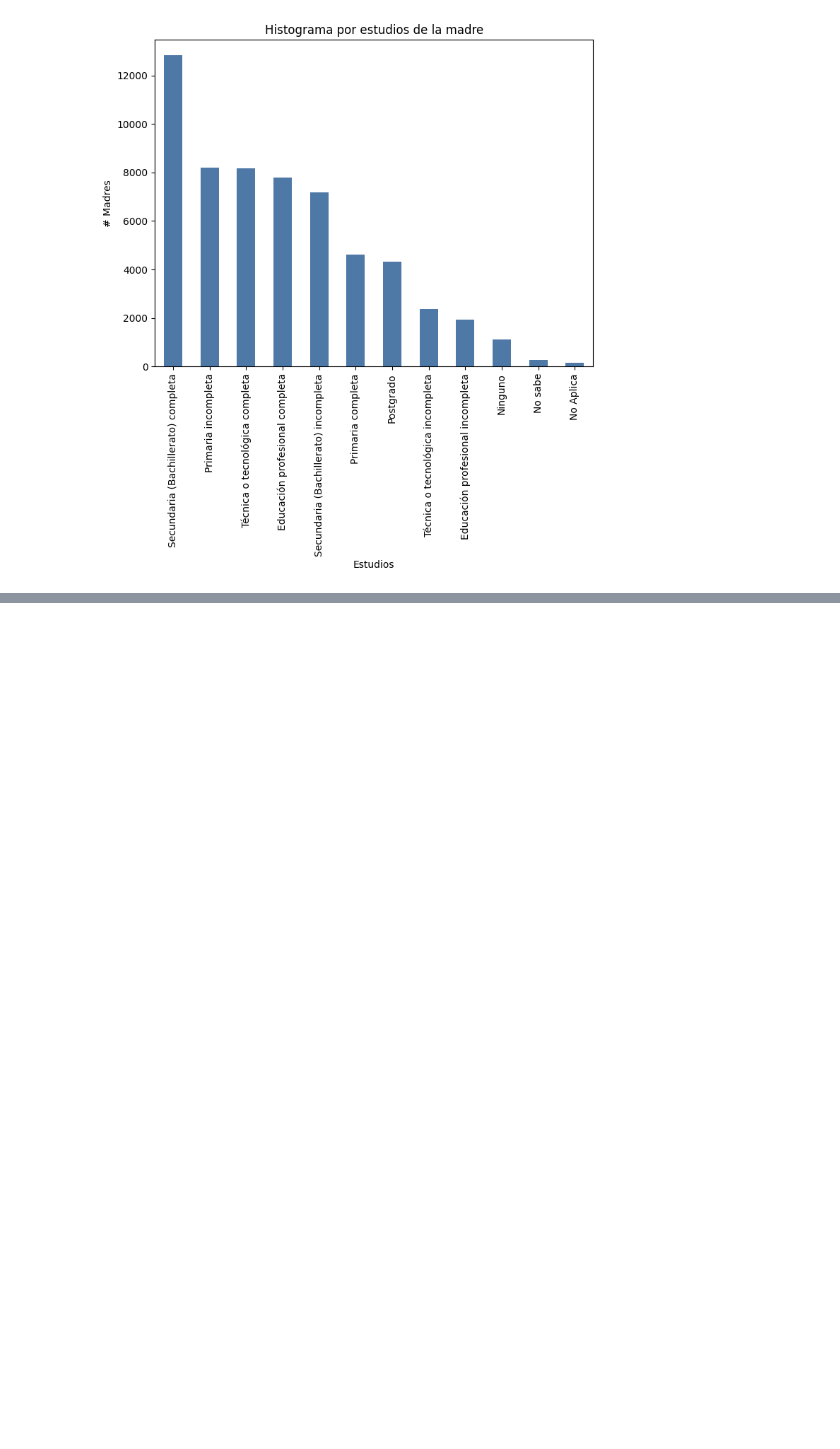
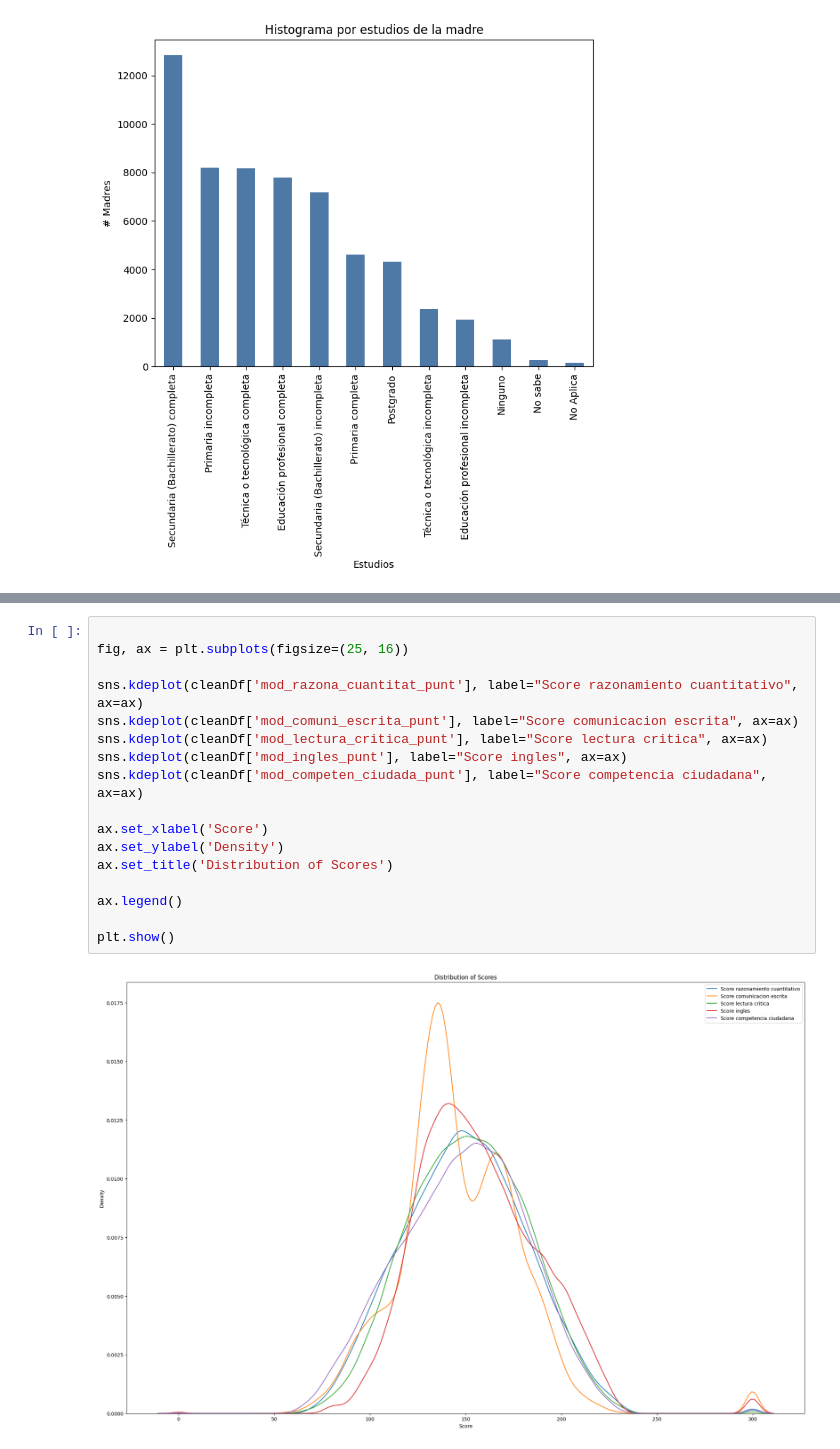
Before and after one commit to millerbarahona/Analisis-de-Datos, a Jupyter notebook: FinalProject/SaberProExamScoreEDA.ipynb, the cells around one changed output, grey strips where cells are left out. Cells and saved outputs as stored; diff of their text form; blank space fills up the shorter version.

```diff
--- a/FinalProject/SaberProExamScoreEDA.ipynb
+++ b/FinalProject/SaberProExamScoreEDA.ipynb
@@ -169,0 +187,19 @@ plt.show()
+# %%
+
+fig, ax = plt.subplots(figsize=(25, 16))
+
+sns.kdeplot(cleanDf['mod_razona_cuantitat_punt'], label="Score razonamiento cuantitativo", ax=ax)
+sns.kdeplot(cleanDf['mod_comuni_escrita_punt'], label="Score comunicacion escrita", ax=ax)
+sns.kdeplot(cleanDf['mod_lectura_critica_punt'], label="Score lectura critica", ax=ax)
+sns.kdeplot(cleanDf['mod_ingles_punt'], label="Score ingles", ax=ax)
+sns.kdeplot(cleanDf['mod_competen_ciudada_punt'], label="Score competencia ciudadana", ax=ax)
+
+ax.set_xlabel('Score')
+ax.set_ylabel('Density')
+ax.set_title('Distribution of Scores')
+
+ax.legend()
+
+plt.show()
+# %% [output]
+[figure, added]
```
Also changed, not shown: parts of 3 cells of this notebook.
